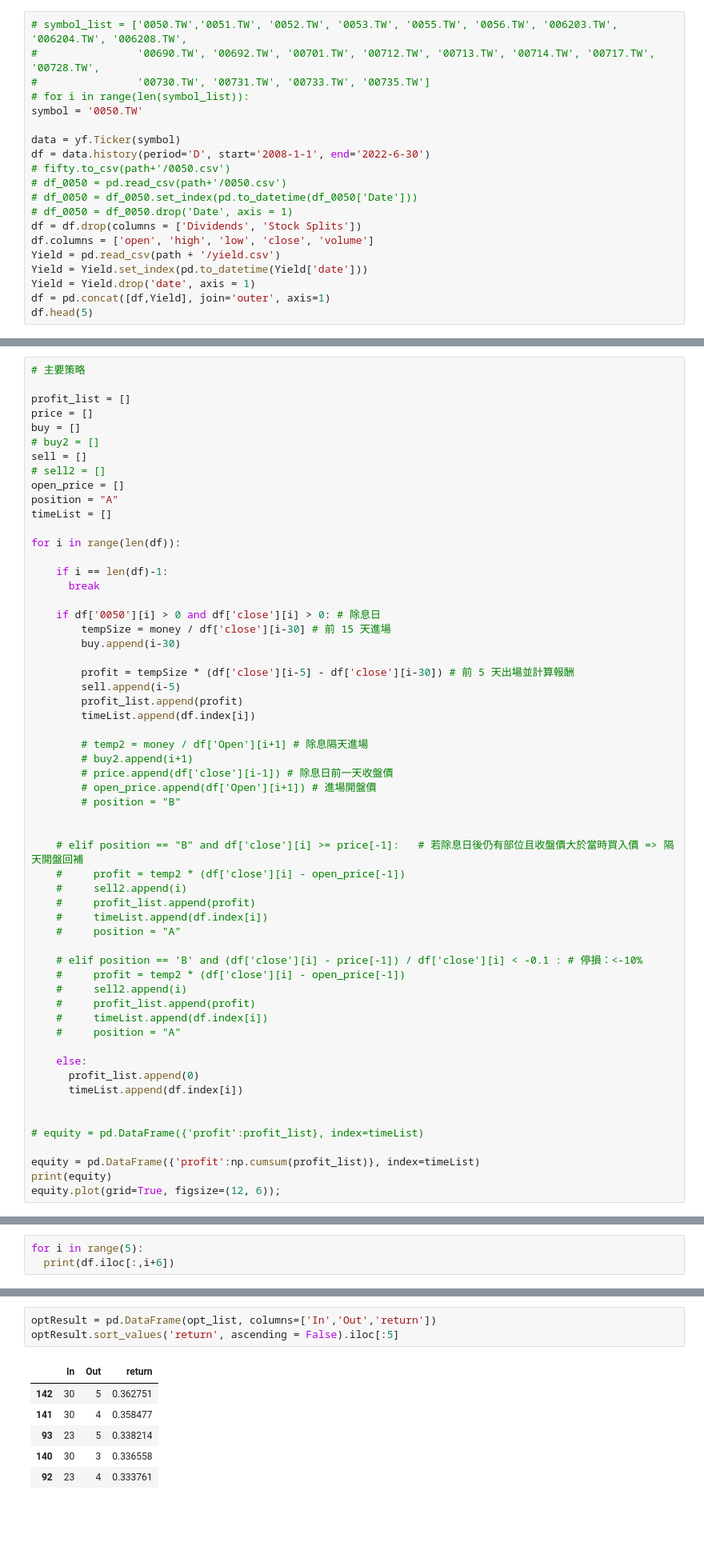
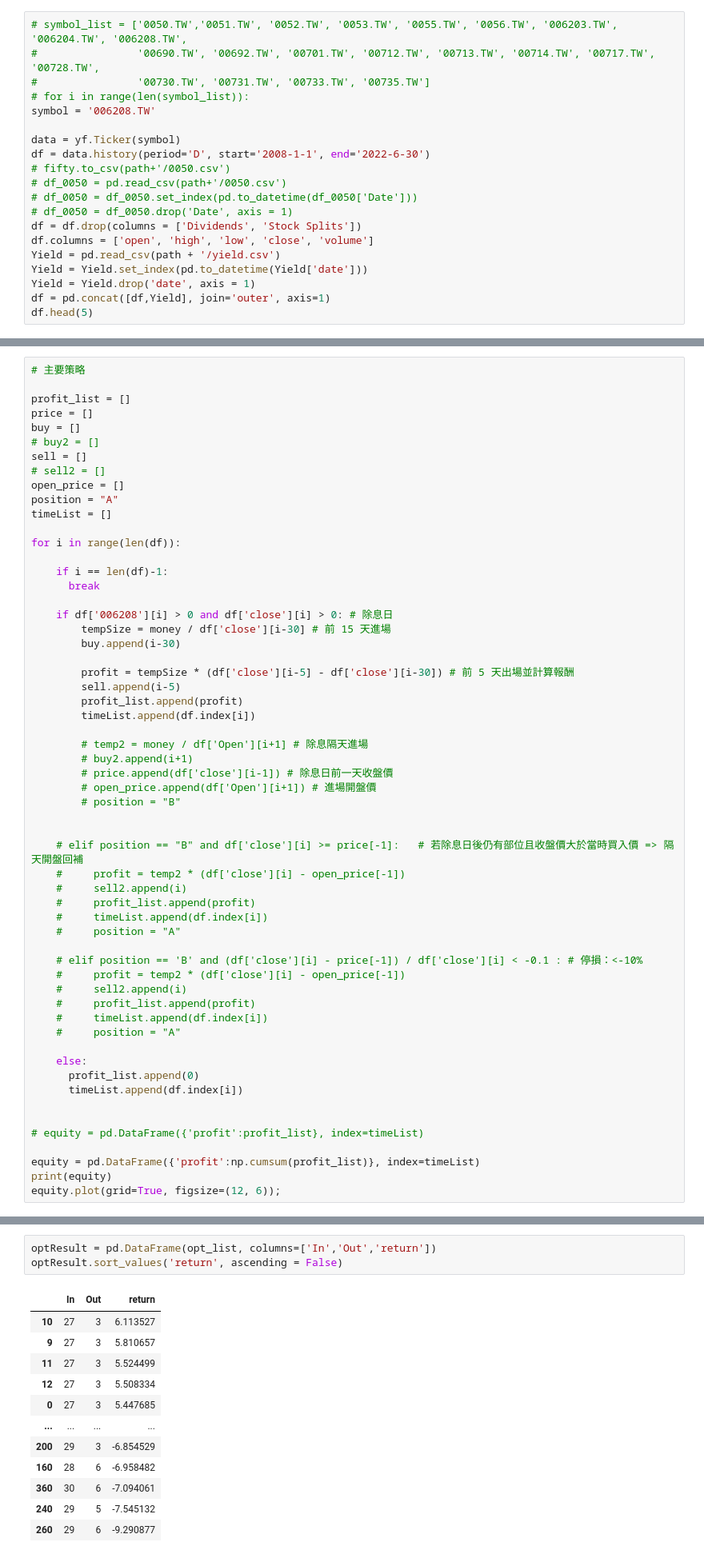
Before and after one commit to benson85560/yuanta, a Jupyter notebook: Dividend_Yield_Strategy.ipynb, the cells around one changed output, grey strips where cells are left out. Shown at 80% size. Saved outputs shown, nothing was run; the diff lists cells and outputs as text; blank space fills up the shorter version.

```diff
--- a/Dividend_Yield_Strategy.ipynb
+++ b/Dividend_Yield_Strategy.ipynb
@@ -74,7 +74,7 @@ from talib import abstract
 #                '00690.TW', '00692.TW', '00701.TW', '00712.TW', '00713.TW', '00714.TW', '00717.TW', '00728.TW',
 #                '00730.TW', '00731.TW', '00733.TW', '00735.TW']
 # for i in range(len(symbol_list)):
-symbol = '0050.TW'
+symbol = '006208.TW'
 
 data = yf.Ticker(symbol)
 df = data.history(period='D', start='2008-1-1', end='2022-6-30')
@@ -186,7 +206,7 @@ for i in range(len(df)):
     if i == len(df)-1:
       break
 
-    if df['0050'][i] > 0 and df['close'][i] > 0: # 除息日
+    if df['006208'][i] > 0 and df['close'][i] > 0: # 除息日
         tempSize = money / df['close'][i-30] # 前 15 天進場
         buy.append(i-30)
 
@@ -286,6 +306,3 @@ plt.title('Profit & Drawdown',fontsize  = 16);
 # 成網格狀是因為一次加總多天報酬
 # %% [output]
 [figure]
-# %%
-for i in range(5):
-  print(df.iloc[:,i+6])
@@ -698,10 +751,16 @@ Out: 9
 # %%
 optResult = pd.DataFrame(opt_list, columns=['In','Out','return'])
-optResult.sort_values('return', ascending = False).iloc[:5]
+optResult.sort_values('return', ascending = False)
 # %% [output]
 |  | In | Out | return |
-| 142 | 30 | 5 | 0.362751 |
-| 141 | 30 | 4 | 0.358477 |
-| 93 | 23 | 5 | 0.338214 |
-| 140 | 30 | 3 | 0.336558 |
-| 92 | 23 | 4 | 0.333761 |
+| 10 | 27 | 3 | 6.113527 |
+| 9 | 27 | 3 | 5.810657 |
+| 11 | 27 | 3 | 5.524499 |
+| 12 | 27 | 3 | 5.508334 |
+| 0 | 27 | 3 | 5.447685 |
+| ... | ... | ... | ... |
+| 200 | 29 | 3 | -6.854529 |
+| 160 | 28 | 6 | -6.958482 |
+| 360 | 30 | 6 | -7.094061 |
+| 240 | 29 | 5 | -7.545132 |
+| 260 | 29 | 6 | -9.290877 |
```
Also changed, not shown: parts of 10 cells of this notebook.
